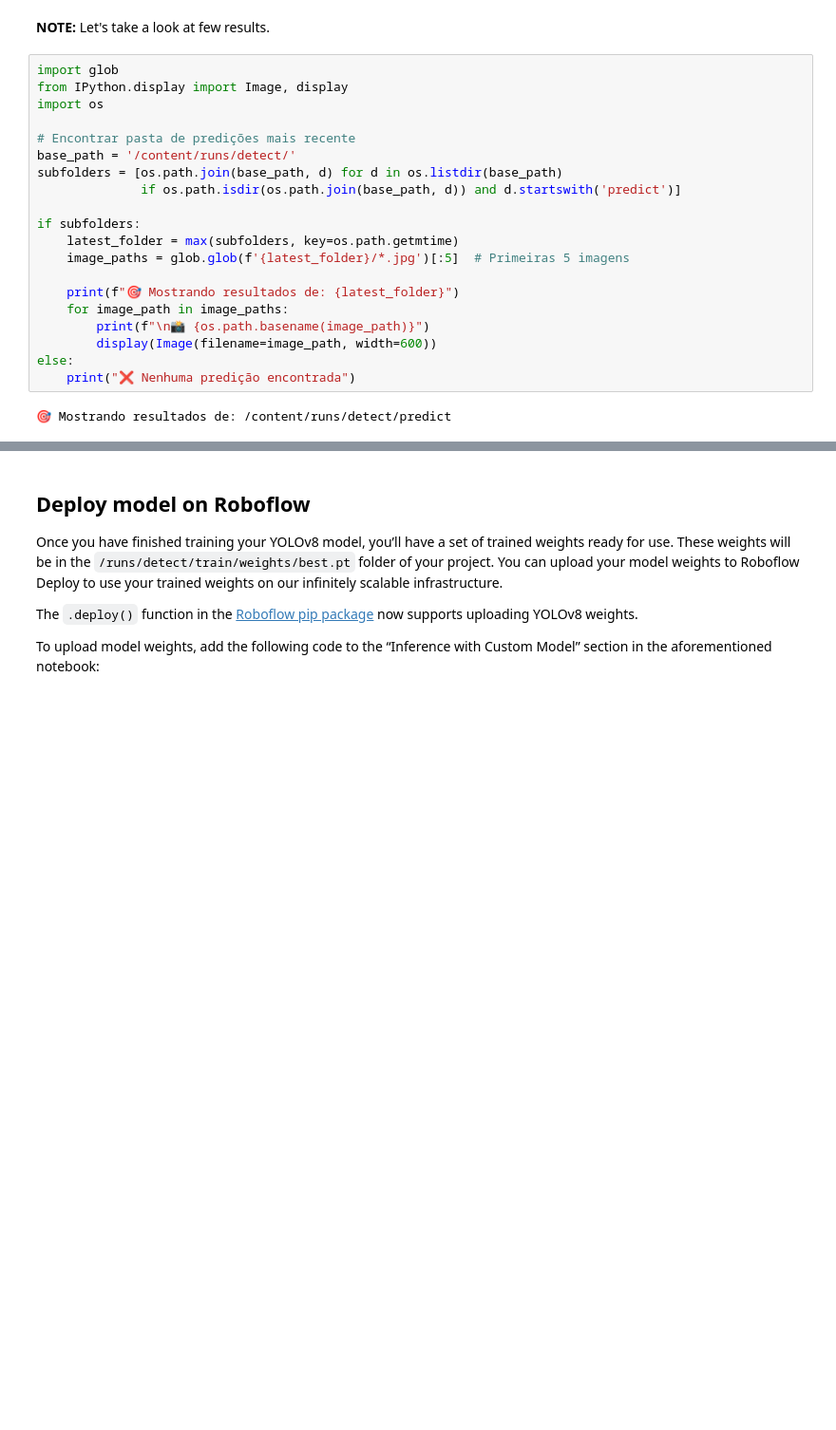
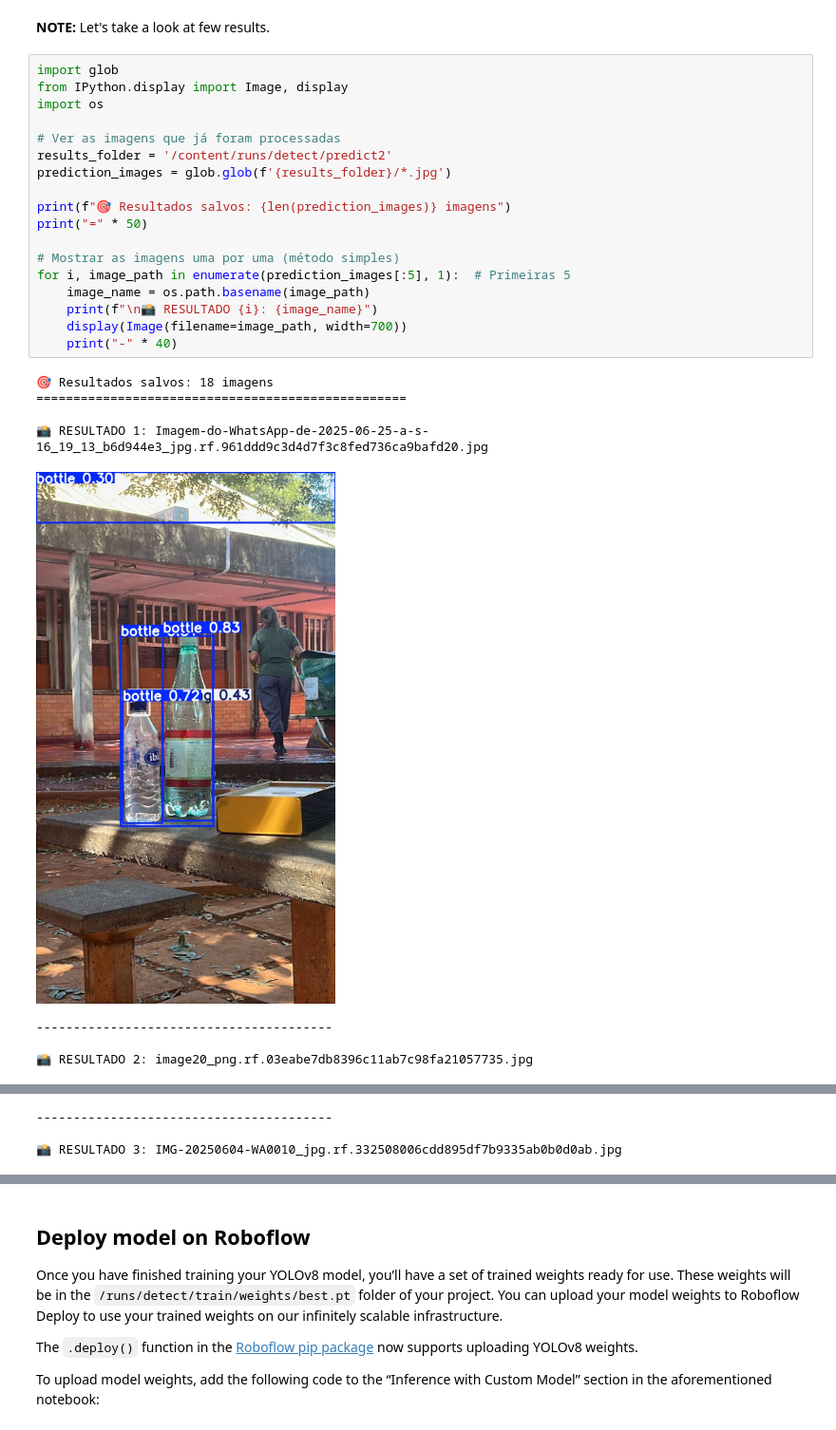
Before and after one commit to anapaulaonc/kart-game, a Jupyter notebook: notebooks/train-yolov8-object-detection-on-custom-dataset.ipynb, the cells around one changed output, grey strips where cells are left out. Shown at 95% size. Drawn from its saved outputs; the diff is of its cells as text; blank space fills up the shorter version.

```diff
--- a/notebooks/train-yolov8-object-detection-on-custom-dataset.ipynb
+++ b/notebooks/train-yolov8-object-detection-on-custom-dataset.ipynb
@@ -327,24 +362,29 @@ Results saved to predictions/bottle_test
 # %% [markdown]
 **NOTE:** Let's take a look at few results.
-# %%
-import glob
-from IPython.display import Image, display
-import os
-
-# Encontrar pasta de predições mais recente
-base_path = '/content/runs/detect/'
-subfolders = [os.path.join(base_path, d) for d in os.listdir(base_path)
-              if os.path.isdir(os.path.join(base_path, d)) and d.startswith('predict')]
-
-if subfolders:
-    latest_folder = max(subfolders, key=os.path.getmtime)
-    image_paths = glob.glob(f'{latest_folder}/*.jpg')[:5]  # Primeiras 5 imagens
-
-    print(f"🎯 Mostrando resultados de: {latest_folder}")
-    for image_path in image_paths:
-        print(f"\n📸 {os.path.basename(image_path)}")
-        display(Image(filename=image_path, width=600))
-else:
-    print("❌ Nenhuma predição encontrada")
-# %% [output]
-🎯 Mostrando resultados de: /content/runs/detect/predict
+# %%
+import glob
+from IPython.display import Image, display
+import os
+
+# Ver as imagens que já foram processadas
+results_folder = '/content/runs/detect/predict2'
+prediction_images = glob.glob(f'{results_folder}/*.jpg')
+
+print(f"🎯 Resultados salvos: {len(prediction_images)} imagens")
+print("=" * 50)
+
+# Mostrar as imagens uma por uma (método simples)
+for i, image_path in enumerate(prediction_images[:5], 1):  # Primeiras 5
+    image_name = os.path.basename(image_path)
+    print(f"\n📸 RESULTADO {i}: {image_name}")
+    display(Image(filename=image_path, width=700))
+    print("-" * 40)
+# %% [output]
+🎯 Resultados salvos: 18 imagens
+==================================================
+
+📸 RESULTADO 1: Imagem-do-WhatsApp-de-2025-06-25-a-s-16_19_13_b6d944e3_jpg.rf.961ddd9c3d4d7f3c8fed736ca9bafd20.jpg
+[figure, added]
+----------------------------------------
+
+📸 RESULTADO 2: image20_png.rf.03eabe7db8396c11ab7c98fa21057735.jpg
@@ -350,0 +392,3 @@ else:
+----------------------------------------
+
+📸 RESULTADO 3: IMG-20250604-WA0010_jpg.rf.332508006cdd895df7b9335ab0b0d0ab.jpg
```
Also changed, not shown: parts of 13 cells of this notebook.
